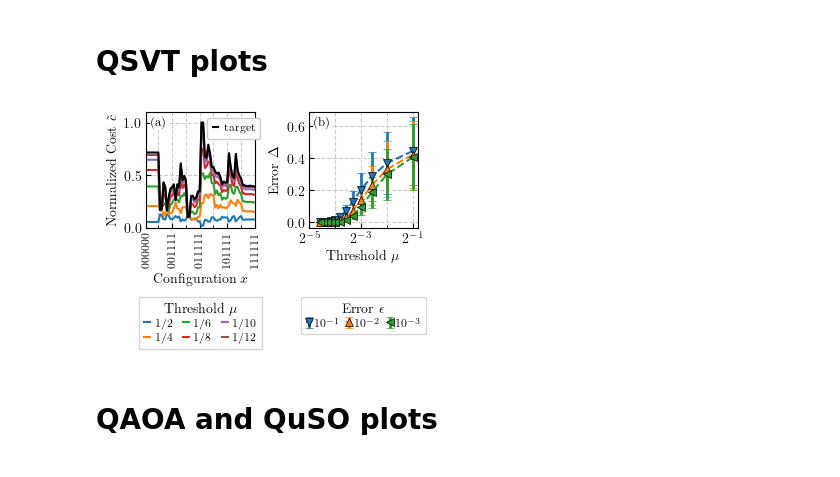
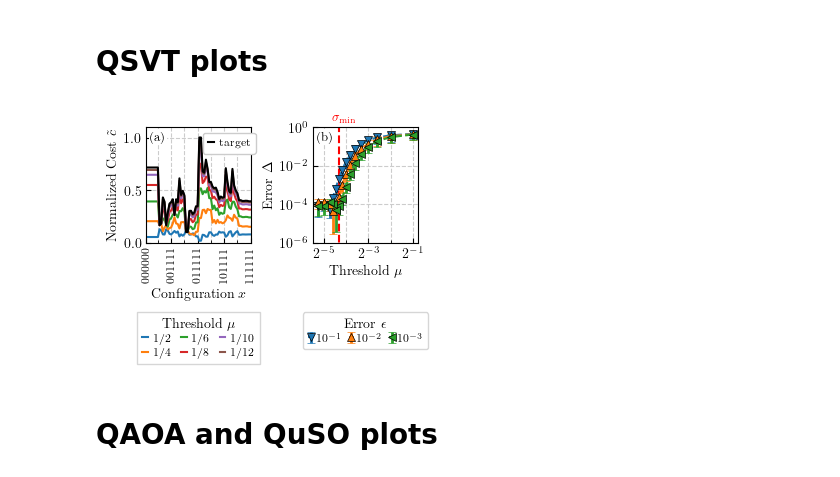
Before and after one commit to leolettuce/QuSO, a Jupyter notebook: experiments/plots.ipynb, the cells around one changed output. Saved outputs shown, nothing was run; the diff lists cells and outputs as text; code cells hidden in the pictures.

Commit message:
added final figures

```diff
--- a/experiments/plots.ipynb
+++ b/experiments/plots.ipynb
@@ -74,7 +74,7 @@ for key, el in QSVT_results_dict.items():
 # plot data
 cmap = plt.get_cmap('turbo')
 
-fig, ax = plt.subplots(1, 2, figsize=(3.5, 1.5), gridspec_kw={'wspace': 0.5})
+fig, ax = plt.subplots(1, 2, figsize=(3.5, 1.5), gridspec_kw={'wspace': 0.6})
 for i in range(len(QSVT_results_epsilon[epsilon]["cost_amps_norm"])):
     ax[0].plot(np.real(QSVT_results_epsilon[epsilon]["qsvt_amps_norm"][i]) , label=fr"$1/{int(1/QSVT_results_epsilon[epsilon]["mu"][i])}$")
     if QSVT_results_epsilon[epsilon]["mu"][i] < 1/10:
@@ -94,36 +94,39 @@ ax[0].set_ylim([0, 1.1])
 ax[0].set_xticks([0, 15, 31, 47, 63], ["000000", "001111", "011111", "101111", "111111"], rotation=90, fontsize=8, minor=False)#, ha='right')
 ax[0].set_xticks([7, 23, 39, 55], minor=True)
 ax[0].set_ylabel(r"Normalized Cost $\tilde{c}$")
 ax[0].set_xlabel(r"Configuration $x$")
 ax[0].tick_params(which='both', direction="in")
 ax[0].grid(True, ls="--", c='0.8', which='both')
 
 marker_dict={
     0: "v",
     1: "^",
     2: "<"
 }
 
 for i, epsilon in enumerate(error_dict.keys()):
-    ax[1].errorbar(error_dict[epsilon]["mu"], error_dict[epsilon]["error_mean"], yerr=error_dict[epsilon]["error_std"], label=rf"$10^{'{'+str(int(np.log10(epsilon)))+'}'}$", marker=marker_dict[i], linestyle="--", capsize=3, capthick=2, elinewidth=2, mec="black", mew=0.5)
+    ax[1].errorbar(np.array(error_dict[epsilon]["mu"]), error_dict[epsilon]["error_mean"], yerr=error_dict[epsilon]["error_std"], label=rf"$10^{'{'+str(int(np.log10(epsilon)))+'}'}$", marker=marker_dict[i], linestyle="--", capsize=3, capthick=2, elinewidth=2, mec="black", mew=0.5)
+ax[1].vlines(0.05, 0, 1, color='red', linestyle='--')
 ax[1].set_ylabel(r"Error $\Delta$")
 ax[1].set_xlabel(r"Threshold $\mu$")
 ax[1].tick_params(which='both', direction="in")
 ax[1].grid(True, ls="--", c='0.8', which='both')
 ax[1].legend(loc="lower center", borderpad=0.5, bbox_to_anchor=(0.5, -0.97), handlelength=0.5, labelspacing=0.3, prop={'size':8}, title=r"Error $\epsilon$", ncol=3, columnspacing=0.6, handletextpad=0.3)
 ax[1].set_xscale('log', base=2)
+ax[1].set_yscale('log')
+ax[1].set_ylim([1e-6, 1e0])
 ax[1].set_xticks([1/32, 1/8, 1/2])
 ax[1].set_xticks([1/16, 1/4], labels=["", ""], minor=True)
 trans = mtransforms.ScaledTranslation(-20/72, 7/72, fig.dpi_scale_trans)
 ax[0].text(0.3, 0.78, "(a)", transform=ax[0].transAxes + trans, fontsize=9, va='bottom', bbox=dict(facecolor='white', edgecolor='none', boxstyle='square,pad=0.1'))
-trans = mtransforms.ScaledTranslation(-20/72, 7/72, fig.dpi_scale_trans)
 ax[1].text(0.3, 0.78, "(b)", transform=ax[1].transAxes + trans, fontsize=9, va='bottom', bbox=dict(facecolor='white', edgecolor='none', boxstyle='square,pad=0.1'))
+ax[1].text(0.45, 0.95, r"$\sigma_\mathrm{min}$", transform=ax[1].transAxes + trans, fontsize=9, va='bottom', color="red")
 plt.tight_layout()
 plt.savefig("paper_plots/QSVT_sim.pdf" , bbox_inches="tight", transparent=True)
 
 plt.show()
 # %% [output]
-[figure, old version]
+[figure, new version]
 # %% [markdown]
 # QAOA and QuSO plots
 # %%
```
Also changed, not shown: 8 other files.
